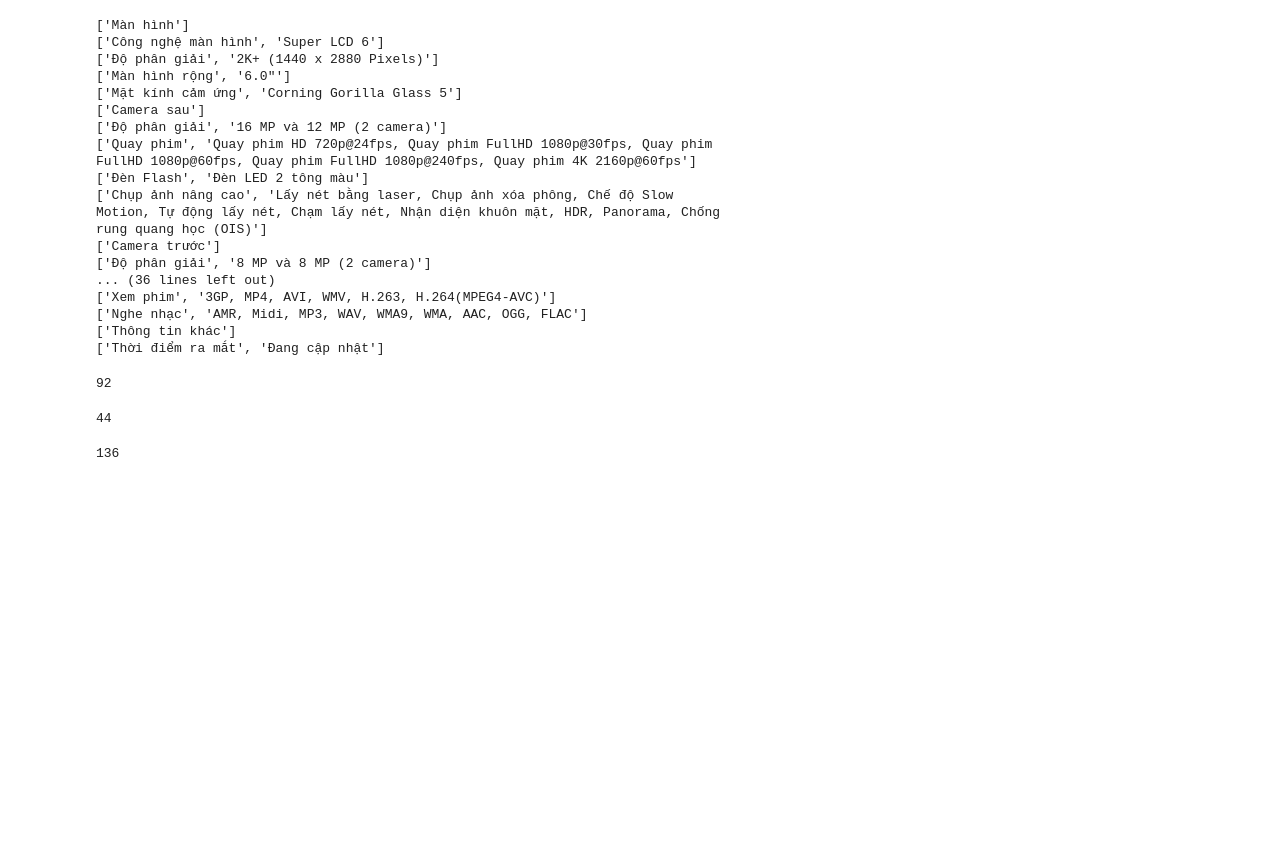
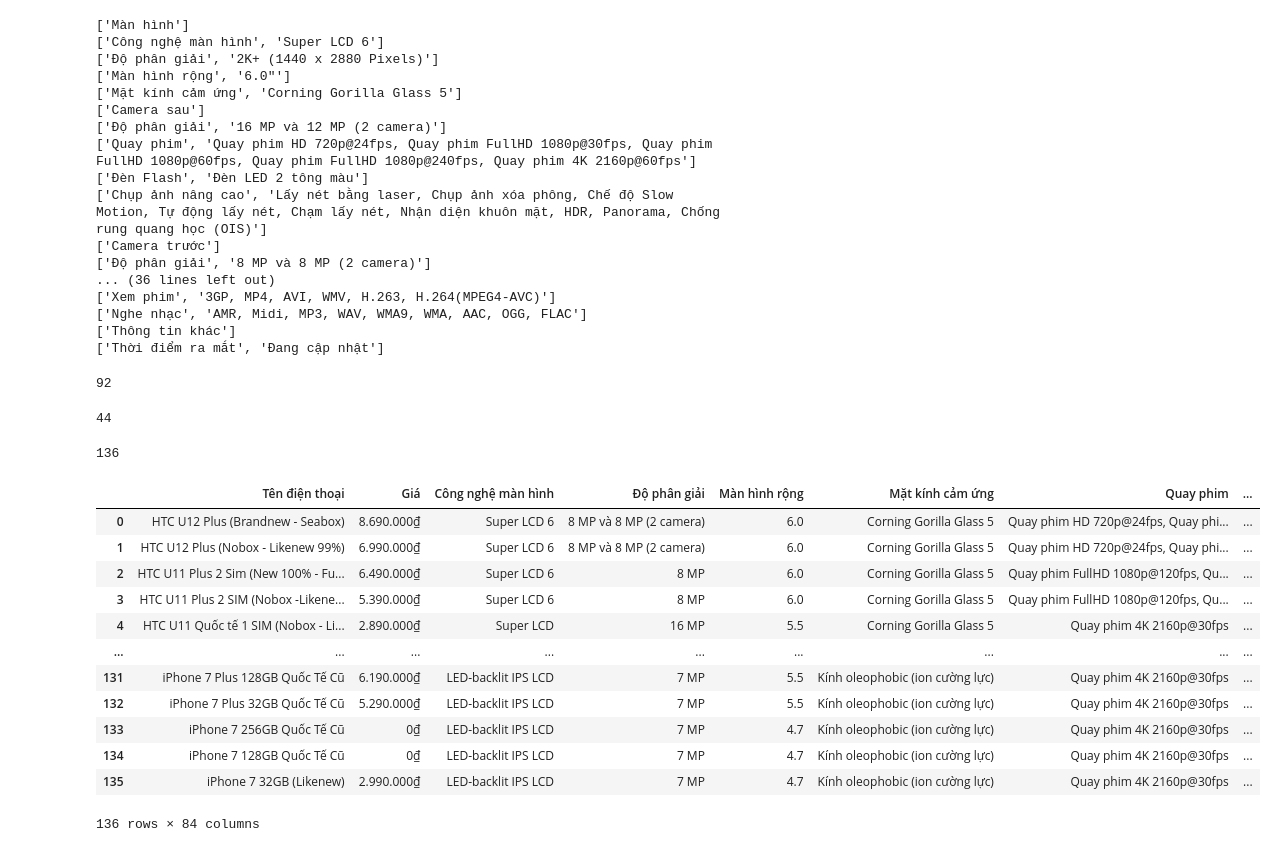
Before and after one commit to wind123mountain/Data-Integration-Project, a Jupyter notebook: Crawl_Data/crawl_worldphone/WorldPhoneCrawl.ipynb, the cells around one changed output. Saved outputs shown, nothing was run; the diff lists cells and outputs as text; code cells hidden in the pictures; blank space fills up the shorter version.

```diff
--- a/crawl_worldphone/WorldPhoneCrawl.ipynb
+++ b/Crawl_Data/crawl_worldphone/WorldPhoneCrawl.ipynb
@@ -121,3 +121,28 @@ len(all_phones)
 import json
 with open("worldphone.json", "w", encoding='utf-8') as outfile:
         json.dump(all_phones, outfile, ensure_ascii=False, indent=2)
+# %%
+import json
+
+with open('worldphone.json', "r", encoding="utf-8") as infile:
+    data = json.load(infile)
+# %%
+import pandas as pd
+import numpy as np
+
+df = pd.DataFrame.from_dict(data)
+df
+# %% [output]
+|  | Tên điện thoại | Giá | Công nghệ màn hình | Độ phân giải | Màn hình rộng | Mặt kính cảm ứng | Quay phim | ... |
+| 0 | HTC U12 Plus (Brandnew - Seabox) | 8.690.000₫ | Super LCD 6 | 8 MP và 8 MP (2 camera) | 6.0 | Corning Gorilla Glass 5 | Quay phim HD 720p@24fps, Quay phi... | ... |
+| 1 | HTC U12 Plus (Nobox - Likenew 99%) | 6.990.000₫ | Super LCD 6 | 8 MP và 8 MP (2 camera) | 6.0 | Corning Gorilla Glass 5 | Quay phim HD 720p@24fps, Quay phi... | ... |
+| 2 | HTC U11 Plus 2 Sim (New 100% - Fu... | 6.490.000₫ | Super LCD 6 | 8 MP | 6.0 | Corning Gorilla Glass 5 | Quay phim FullHD 1080p@120fps, Qu... | ... |
+| 3 | HTC U11 Plus 2 SIM (Nobox -Likene... | 5.390.000₫ | Super LCD 6 | 8 MP | 6.0 | Corning Gorilla Glass 5 | Quay phim FullHD 1080p@120fps, Qu... | ... |
+| 4 | HTC U11 Quốc tế 1 SIM (Nobox - Li... | 2.890.000₫ | Super LCD | 16 MP | 5.5 | Corning Gorilla Glass 5 | Quay phim 4K 2160p@30fps | ... |
+| ... | ... | ... | ... | ... | ... | ... | ... | ... |
+| 131 | iPhone 7 Plus 128GB Quốc Tế Cũ | 6.190.000₫ | LED-backlit IPS LCD | 7 MP | 5.5 | Kính oleophobic (ion cường lực) | Quay phim 4K 2160p@30fps | ... |
+| 132 | iPhone 7 Plus 32GB Quốc Tế Cũ | 5.290.000₫ | LED-backlit IPS LCD | 7 MP | 5.5 | Kính oleophobic (ion cường lực) | Quay phim 4K 2160p@30fps | ... |
+| 133 | iPhone 7 256GB Quốc Tế Cũ | 0₫ | LED-backlit IPS LCD | 7 MP | 4.7 | Kính oleophobic (ion cường lực) | Quay phim 4K 2160p@30fps | ... |
+| 134 | iPhone 7 128GB Quốc Tế Cũ | 0₫ | LED-backlit IPS LCD | 7 MP | 4.7 | Kính oleophobic (ion cường lực) | Quay phim 4K 2160p@30fps | ... |
+| 135 | iPhone 7 32GB (Likenew) | 2.990.000₫ | LED-backlit IPS LCD | 7 MP | 4.7 | Kính oleophobic (ion cường lực) | Quay phim 4K 2160p@30fps | ... |
+136 rows × 84 columns
```
Also changed, not shown: parts of 1 cell of this notebook, 27 other files.
